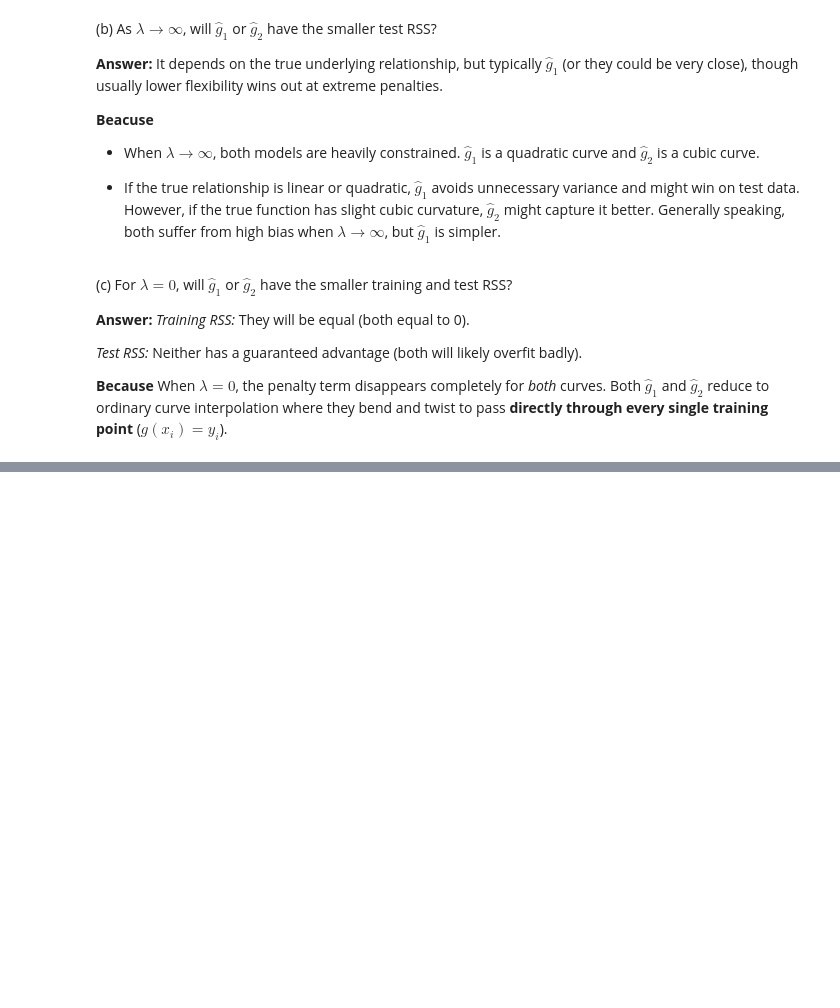
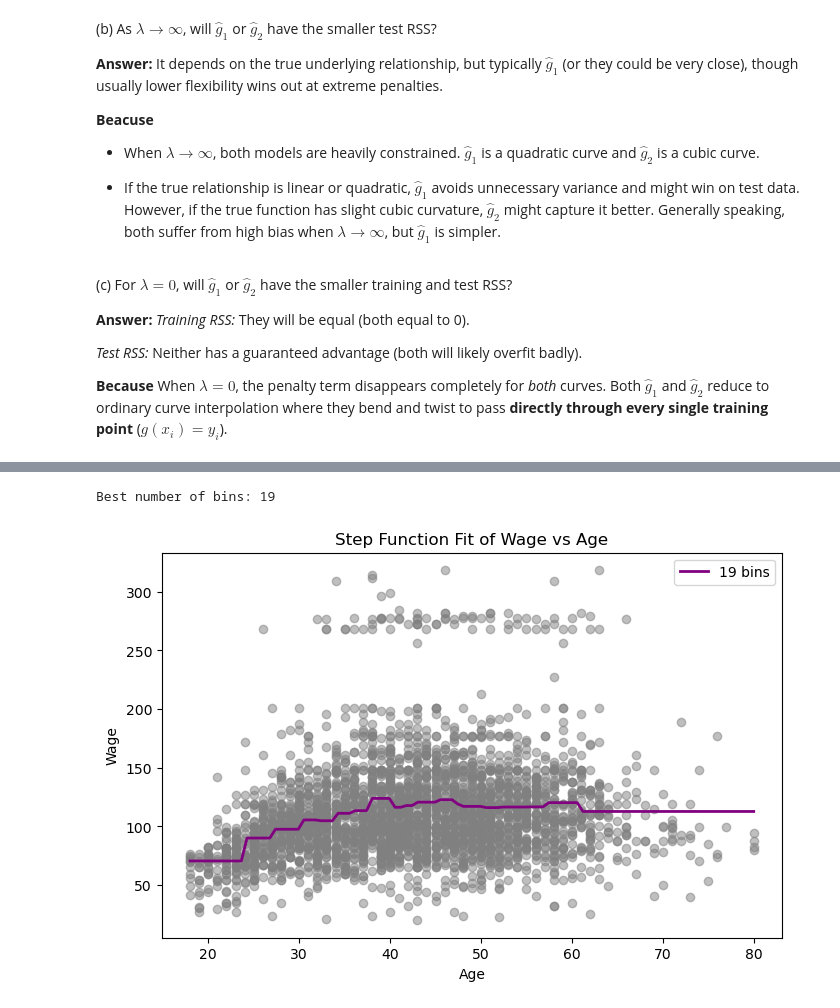
Before and after one commit to fatima-zahra20/ISLP-Solutions, a Jupyter notebook: MySolutionISLP_chap7.ipynb, the cells around one changed output, grey strips where cells are left out. Cells and saved outputs as stored; diff of their text form; code cells hidden in the pictures; blank space fills up the shorter version.

```diff
--- a/MySolutionISLP_chap7.ipynb
+++ b/MySolutionISLP_chap7.ipynb
@@ -365,0 +462,43 @@ Both $\hat{g}_1$ and $\hat{g}_2$ reduce to ordinary curve interpolation where th
+# %%
+#(b)
+import warnings
+from sklearn.preprocessing import KBinsDiscretizer
+warnings.filterwarnings('ignore')
+
+step_pipeline = Pipeline([
+    ('discretizer', KBinsDiscretizer(encode='onehot-dense', subsample=None)),
+    ('regressor', LinearRegression())
+])
+
+
+param_grid = {
+    'discretizer__n_bins': np.arange(2, 25)
+}
+
+step_grid = GridSearchCV(
+    estimator=step_pipeline,
+    param_grid=param_grid,
+    cv=5,
+    scoring='neg_mean_squared_error'
+)
+
+
+step_grid.fit(x.to_frame(), y)
+print("Best number of bins:", step_grid.best_params_['discretizer__n_bins'])
+# %% [output]
+Best number of bins: 19
+# %%
+y_pred_step = step_grid.best_estimator_.predict(pd.DataFrame({'age': age_grid}))
+
+
+plt.figure(figsize=(8, 5))
+plt.scatter(x, y, color='gray', alpha=0.5)
+plt.plot(age_grid, y_pred_step, color='purple', linewidth=2, label='19 bins')
+
+plt.xlabel('Age')
+plt.ylabel('Wage')
+plt.title('Step Function Fit of Wage vs Age')
+plt.legend()
+plt.show()
+# %% [output]
+[figure, added]
```
Also changed, not shown: parts of 49 cells of this notebook.
